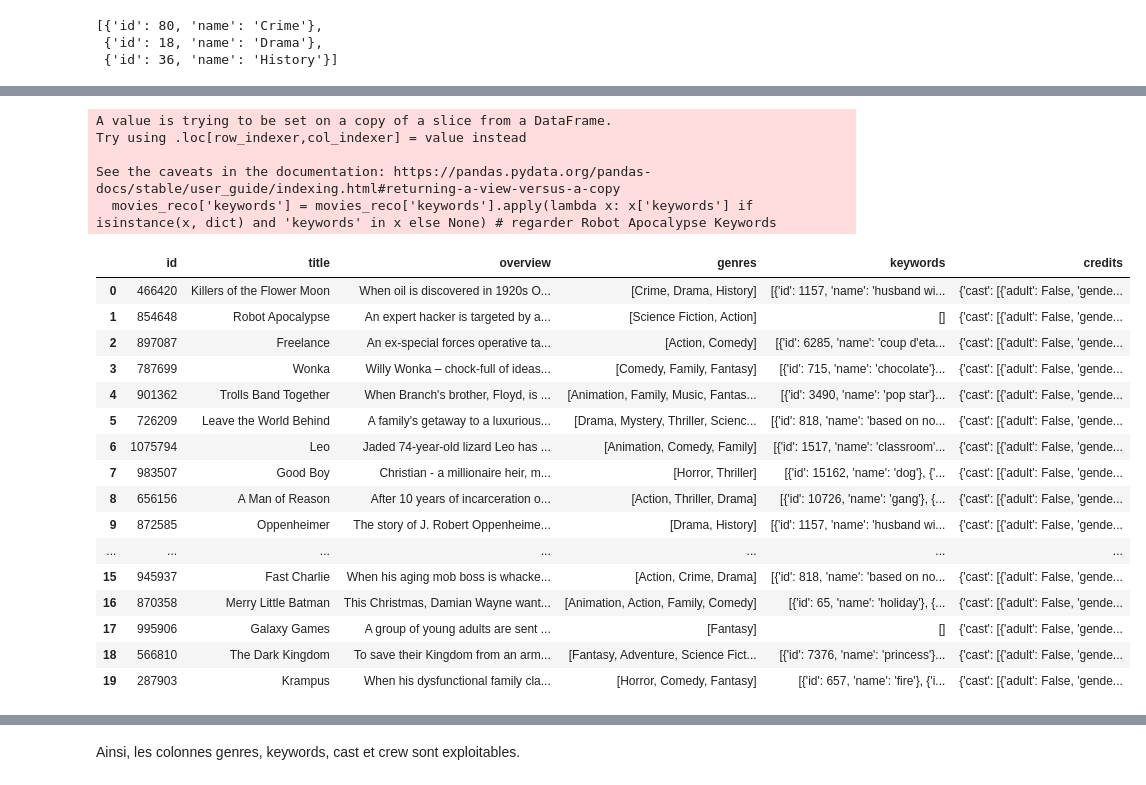
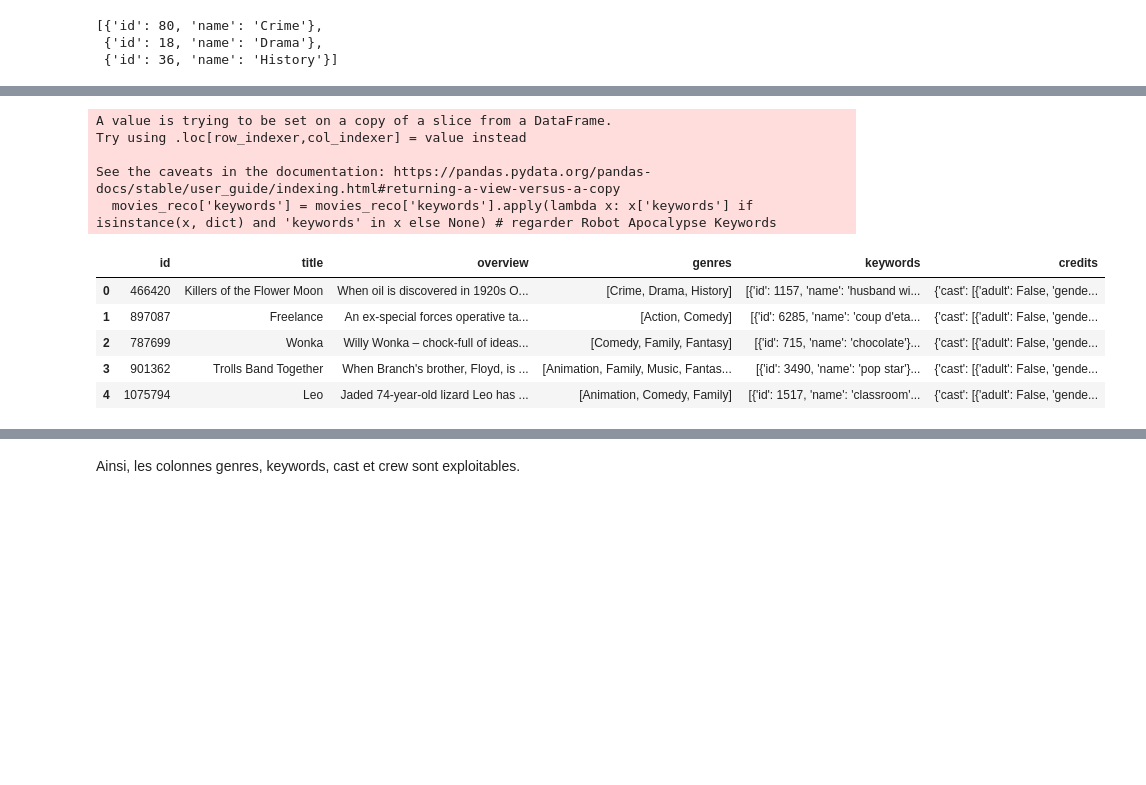
Before and after one commit to yassprogramme/Python_ENSAE_2A_app, a Jupyter notebook: Notebook.ipynb, the cells around one changed output, grey strips where cells are left out. Drawn from its saved outputs; the diff is of its cells as text; code cells hidden in the pictures; blank space fills up the shorter version.

```diff
--- a/Notebook.ipynb
+++ b/Notebook.ipynb
@@ -177,29 +177,18 @@ See the caveats in the documentation: https://pandas.pydata.org/pandas-docs/stab
 # %%
 movies_reco['keywords'] = movies_reco['keywords'].apply(lambda x: x['keywords'] if isinstance(x, dict) and 'keywords' in x else None) # regarder Robot Apocalypse Keywords
-movies_reco
+movies_reco.head()
 # %% [output]
 A value is trying to be set on a copy of a slice from a DataFrame.
 Try using .loc[row_indexer,col_indexer] = value instead
 
 See the caveats in the documentation: https://pandas.pydata.org/pandas-docs/stable/user_guide/indexing.html#returning-a-view-versus-a-copy
   movies_reco['keywords'] = movies_reco['keywords'].apply(lambda x: x['keywords'] if isinstance(x, dict) and 'keywords' in x else None) # regarder Robot Apocalypse Keywords
 |  | id | title | overview | genres | keywords | credits |
 | 0 | 466420 | Killers of the Flower Moon | When oil is discovered in 1920s O... | [Crime, Drama, History] | [{'id': 1157, 'name': 'husband wi... | {'cast': [{'adult': False, 'gende... |
-| 1 | 854648 | Robot Apocalypse | An expert hacker is targeted by a... | [Science Fiction, Action] | [] | {'cast': [{'adult': False, 'gende... |
-| 2 | 897087 | Freelance | An ex-special forces operative ta... | [Action, Comedy] | [{'id': 6285, 'name': 'coup d'eta... | {'cast': [{'adult': False, 'gende... |
-| 3 | 787699 | Wonka | Willy Wonka – chock-full of ideas... | [Comedy, Family, Fantasy] | [{'id': 715, 'name': 'chocolate'}... | {'cast': [{'adult': False, 'gende... |
-| 4 | 901362 | Trolls Band Together | When Branch's brother, Floyd, is ... | [Animation, Family, Music, Fantas... | [{'id': 3490, 'name': 'pop star'}... | {'cast': [{'adult': False, 'gende... |
-| 5 | 726209 | Leave the World Behind | A family's getaway to a luxurious... | [Drama, Mystery, Thriller, Scienc... | [{'id': 818, 'name': 'based on no... | {'cast': [{'adult': False, 'gende... |
-| 6 | 1075794 | Leo | Jaded 74-year-old lizard Leo has ... | [Animation, Comedy, Family] | [{'id': 1517, 'name': 'classroom'... | {'cast': [{'adult': False, 'gende... |
-| 7 | 983507 | Good Boy | Christian - a millionaire heir, m... | [Horror, Thriller] | [{'id': 15162, 'name': 'dog'}, {'... | {'cast': [{'adult': False, 'gende... |
-| 8 | 656156 | A Man of Reason | After 10 years of incarceration o... | [Action, Thriller, Drama] | [{'id': 10726, 'name': 'gang'}, {... | {'cast': [{'adult': False, 'gende... |
-| 9 | 872585 | Oppenheimer | The story of J. Robert Oppenheime... | [Drama, History] | [{'id': 1157, 'name': 'husband wi... | {'cast': [{'adult': False, 'gende... |
-| ... | ... | ... | ... | ... | ... | ... |
-| 15 | 945937 | Fast Charlie | When his aging mob boss is whacke... | [Action, Crime, Drama] | [{'id': 818, 'name': 'based on no... | {'cast': [{'adult': False, 'gende... |
-| 16 | 870358 | Merry Little Batman | This Christmas, Damian Wayne want... | [Animation, Action, Family, Comedy] | [{'id': 65, 'name': 'holiday'}, {... | {'cast': [{'adult': False, 'gende... |
-| 17 | 995906 | Galaxy Games | A group of young adults are sent ... | [Fantasy] | [] | {'cast': [{'adult': False, 'gende... |
-| 18 | 566810 | The Dark Kingdom | To save their Kingdom from an arm... | [Fantasy, Adventure, Science Fict... | [{'id': 7376, 'name': 'princess'}... | {'cast': [{'adult': False, 'gende... |
-| 19 | 287903 | Krampus | When his dysfunctional family cla... | [Horror, Comedy, Fantasy] | [{'id': 657, 'name': 'fire'}, {'i... | {'cast': [{'adult': False, 'gende... |
+| 1 | 897087 | Freelance | An ex-special forces operative ta... | [Action, Comedy] | [{'id': 6285, 'name': 'coup d'eta... | {'cast': [{'adult': False, 'gende... |
+| 2 | 787699 | Wonka | Willy Wonka – chock-full of ideas... | [Comedy, Family, Fantasy] | [{'id': 715, 'name': 'chocolate'}... | {'cast': [{'adult': False, 'gende... |
+| 3 | 901362 | Trolls Band Together | When Branch's brother, Floyd, is ... | [Animation, Family, Music, Fantas... | [{'id': 3490, 'name': 'pop star'}... | {'cast': [{'adult': False, 'gende... |
+| 4 | 1075794 | Leo | Jaded 74-year-old lizard Leo has ... | [Animation, Comedy, Family] | [{'id': 1517, 'name': 'classroom'... | {'cast': [{'adult': False, 'gende... |
 # %%
 movies_reco = movies_reco[movies_reco['keywords'].apply(lambda x: isinstance(x, list) and len(x) > 0)]
 movies_reco["keywords"]=movies_reco["keywords"].apply(convert)
```
Also changed, not shown: parts of 15 cells of this notebook.
